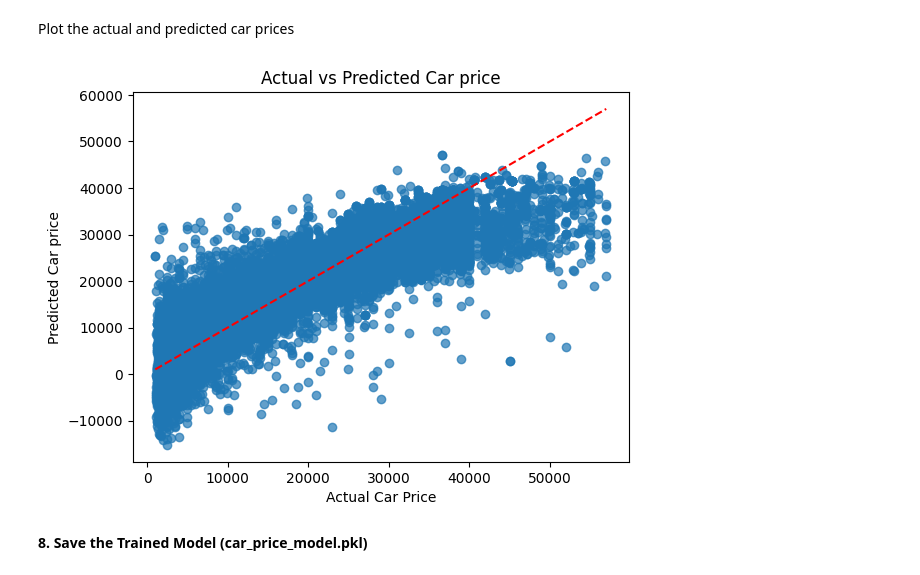
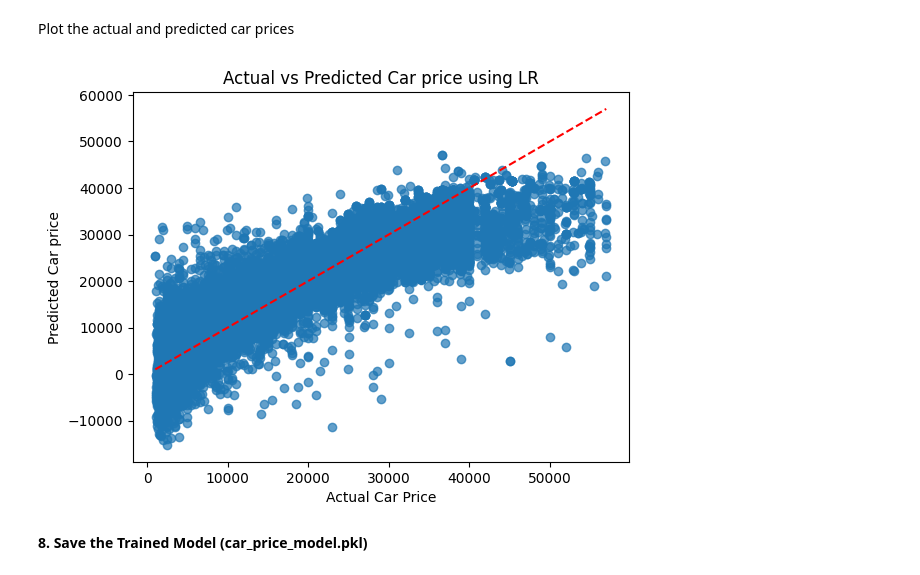
Before and after one commit to sidrajamshaid/car-price-predictor, a Jupyter notebook: Car_price_modelling_and_prediction.ipynb, the cells around one changed output. Cells and saved outputs as stored; diff of their text form; code cells hidden in the pictures.

```diff
--- a/Car_price_modelling_and_prediction.ipynb
+++ b/Car_price_modelling_and_prediction.ipynb
@@ -491,12 +491,12 @@ Plot the actual and predicted car prices
 # %%
 plt.scatter(y_test, y_pred, alpha=0.7)
 plt.xlabel('Actual Car Price')
 plt.ylabel('Predicted Car price')
-plt.title('Actual vs Predicted Car price')
+plt.title('Actual vs Predicted Car price using LR')
 plt.plot([y_test.min(), y_test.max()], [y_test.min(), y_test.max()], 'r--')
 plt.show()
 # %% [output]
-[figure, old version]
+[figure, new version]
 # %% [markdown]
 **8. Save the Trained Model (car_price_model.pkl)**
 # %%
```
Also changed, not shown: parts of 3 cells of this notebook.
